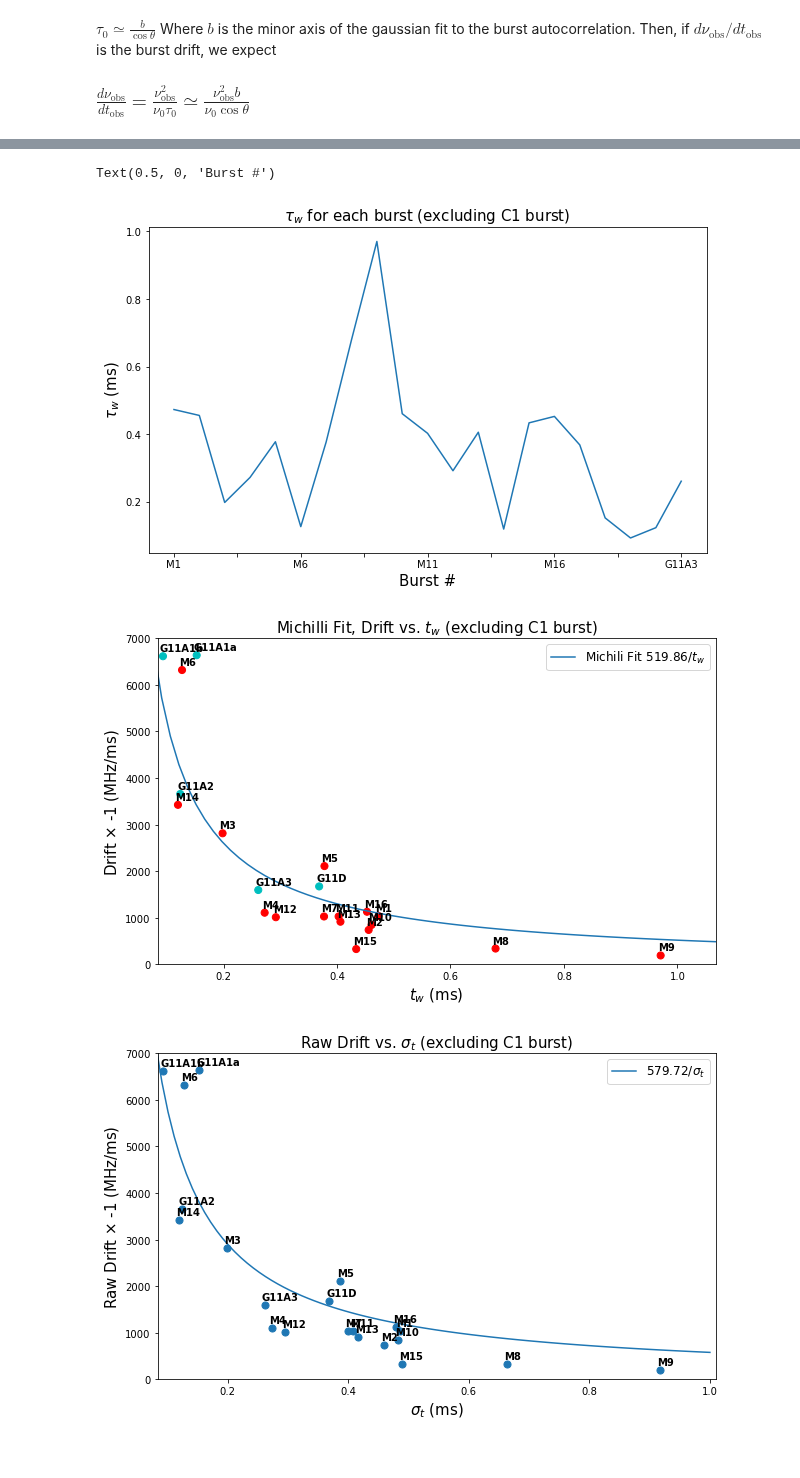
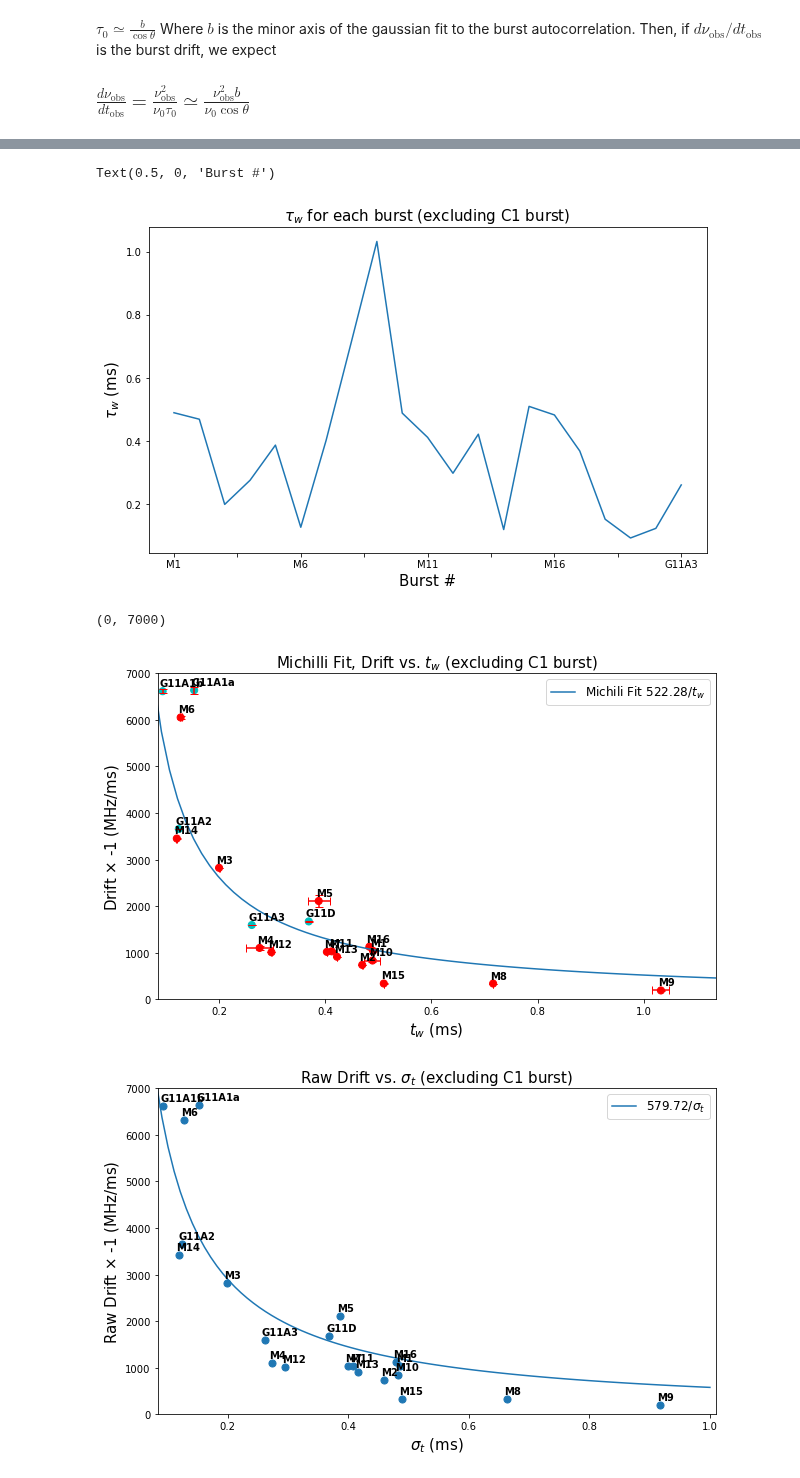
Before and after one commit to mef51/subdriftlaw, a Jupyter notebook: Tobs.ipynb, the cells around one changed output, grey strips where cells are left out. Drawn from its saved outputs; the diff is of its cells as text; code cells hidden in the pictures.

Commit message:
use fast corr, compute error on burst width. see mathematica nbook

```diff
--- a/Tobs.ipynb
+++ b/Tobs.ipynb
@@ -43,17 +45,25 @@ bursts
 bursts['drift_abs'] = abs(bursts['drift (mhz/ms)'])
 bursts['min_sigma'] = bursts[['sigmax','sigmay']].apply(lambda row: min(row['sigmax'], row['sigmay']), axis=1)
 bursts['max_sigma'] = bursts[['sigmax','sigmay']].apply(lambda row: max(row['sigmax'], row['sigmay']), axis=1)
+# the following two lines assume that if sigmax > sigmay, then sigmax_error > sigmay_error, which is true (so far) for this dataset
+bursts['min_sigma_error'] = bursts[['sigmax_error','sigmay_error']].apply(lambda row: min(row['sigmax_error'], row['sigmay_error']), axis=1)
+bursts['max_sigma_error'] = bursts[['sigmax_error','sigmay_error']].apply(lambda row: max(row['sigmax_error'], row['sigmay_error']), axis=1)
+
 bursts['sigma_t']   = bursts[['min_sigma','time_res']].apply(lambda row: row['min_sigma']*row['time_res'], axis=1)
 
-# bursts['tau_w'] = bursts['sigma_t'] / np.cos(bursts['angle'] - np.pi/2)
 bursts['tau_w'] = bursts[['time_res', 'min_sigma', 'max_sigma', 'angle']].apply(
-    lambda r: r['time_res']*r['min_sigma']*r['max_sigma'] / np.sqrt( np.abs((np.cos(r['angle']-np.pi/2)*r['min_sigma'])**2 + (np.cos(r['angle']-np.pi/2)*r['max_sigma'])**2 )),
+    lambda r: r['time_res']*r['min_sigma']*r['max_sigma'] / np.sqrt( np.abs((np.sin(r['angle']-np.pi/2)*r['min_sigma'])**2 + (np.cos(r['angle']-np.pi/2)*r['max_sigma'])**2 )),
+    axis=1
+)
+
+# this error is in ms
+bursts['tau_w_error'] = bursts[['time_res', 'min_sigma', 'max_sigma', 'min_sigma_error', 'max_sigma_error', 'angle', 'angle_error']].apply(
+    lambda r: 1e3*r['time_res']*np.sqrt((r['angle_error']**2*r['max_sigma']**2*r['min_sigma']**2*(2*r['max_sigma']**2*np.cos(r['angle']-np.pi/2)*np.sin(r['angle']-np.pi/2) - 2*r['min_sigma']**2*np.cos(r['angle']-np.pi/2)*np.sin(r['angle']-np.pi/2))**2)/(4.*(r['min_sigma']**2*np.cos(r['angle']-np.pi/2)**2 + r['max_sigma']**2*np.sin(r['angle']-np.pi/2)**2)**3)+ r['min_sigma_error']**2*(-((r['max_sigma']*r['min_sigma']**2*np.cos(r['angle']-np.pi/2)**2)/(r['min_sigma']**2*np.cos(r['angle']-np.pi/2)**2 + r['max_sigma']**2*np.sin(r['angle']-np.pi/2)**2)**1.5) + r['max_sigma']/np.sqrt(r['min_sigma']**2*np.cos(r['angle']-np.pi/2)**2 + r['max_sigma']**2*np.sin(r['angle']-np.pi/2)**2))**2+ r['max_sigma_error']**2*(-((r['max_sigma']**2*r['min_sigma']*np.sin(r['angle']-np.pi/2)**2)/(r['min_sigma']**2*np.cos(r['angle']-np.pi/2)**2 + r['max_sigma']**2*np.sin(r['angle']-np.pi/2)**2)**1.5) + r['min_sigma']/np.sqrt(r['min_sigma']**2*np.cos(r['angle']-np.pi/2)**2 + r['max_sigma']**2*np.sin(r['angle']-np.pi/2)**2))**2),
     axis=1
 )
 
 bursts['sigma_t_ms'] = bursts['sigma_t']*1e3
 bursts['tau_w_ms'] = bursts['tau_w']*1e3
-# bursts['tau_w'] = bursts['min_sigma'] / np.cos(bursts['angle'] - np.pi/2)
 numbursts = 16
 bursts_to_include = ['M1', 'M2', 'M3', 'M4', 'M5', 'M6', 'M7', 'M8', 'M9', 'M10', 'M11', 'M12', 'M13', 'M14', 'M15', 'M16', 'G11D', 'G11A1a', 'G11A1b', 'G11A2', 'G11A3']
 fontsize=15
@@ -66,7 +76,7 @@ ax.set_xlabel('Burst #', size=fontsize)
 # plt.savefig('tauw.png')
 # %% [output]
 Text(0.5, 0, 'Burst #')
-[figure, old version]
+[figure, new version]
 # %%
 def reciprocal(x, a):
 	return a/x
@@ -82,24 +92,25 @@ selectbursts['color'] = 'c'
 selectbursts.at[selectbursts.index > 'M', 'color']= 'r'
 # %%
 # Gajjar test to michili fit
-
-ax = selectbursts.plot.scatter(x='tau_w_ms', y='drift_abs', figsize=(10, 6), s=50, c='color', colorbar=False)
+mpl.rcParams["errorbar.capsize"] = 4
+ax = selectbursts.plot.scatter(x='tau_w_ms', y='drift_abs', xerr=1*selectbursts['tau_w_error'], yerr=1*selectbursts['drift error (mhz/ms)'], figsize=(10, 6), s=50, c='color', colorbar=False)
 for k, v in selectbursts.iterrows():
     ax.annotate(k, (v['tau_w_ms'], v['drift_abs']), xytext=(-3,5), textcoords='offset points', weight='bold')
 ax.set_xlim(0.9*min(selectbursts['tau_w_ms']), 1.1*max(selectbursts['tau_w_ms']))
 # ax.set_xlim(0.9*min(selectbursts['sigma_t']), 1.1*max(selectbursts['sigma_t']))
 ax.set_title('Michilli Fit, Drift vs. $t_w$ (excluding C1 burst)', size=fontsize)
 ax.set_xlabel('$t_w$ (ms)', size=fontsize)
 ax.set_ylabel('Drift $\\times$ -1 (MHz/ms)', size=fontsize)
 
 popt, pcov = fitreciprocal(michillibursts['tau_w_ms'], michillibursts['drift_abs'])
 x = np.linspace(0, 1.5, num=100)
 plt.plot(x, popt[0]/x, label='Michili Fit ${:.2f}$'.format(popt[0])+'/$t_w$')
 plt.legend(fontsize='large')
 ax.set_ylim(0, 7000)
-plt.savefig('drift_vs_tw_michilli.png')
+# plt.savefig('drift_vs_tw_michilli.png')
 # %% [output]
+(0, 7000)
-[figure, old version]
+[figure, new version]
 # %%
 # all fit
 ax = selectbursts.plot.scatter(x='sigma_t_ms', y='drift_abs', figsize=(10, 6), s=50)
```
Also changed, not shown: parts of 2 cells of this notebook, 58 other files.
